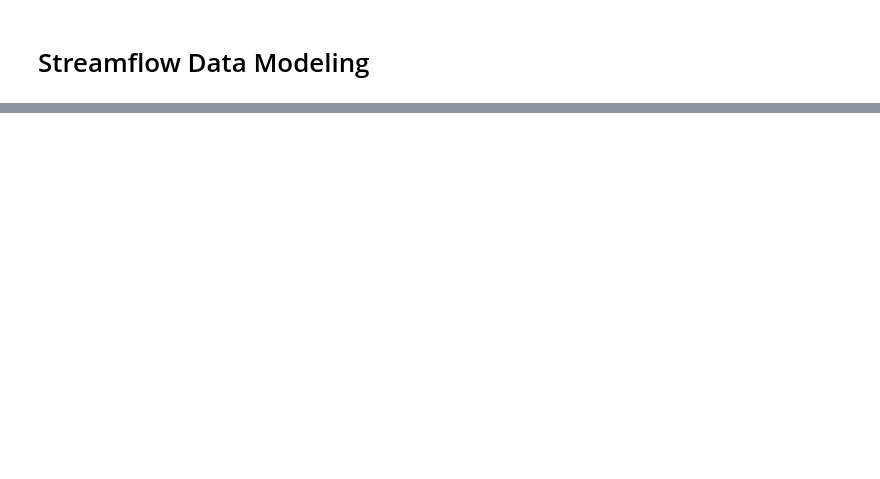
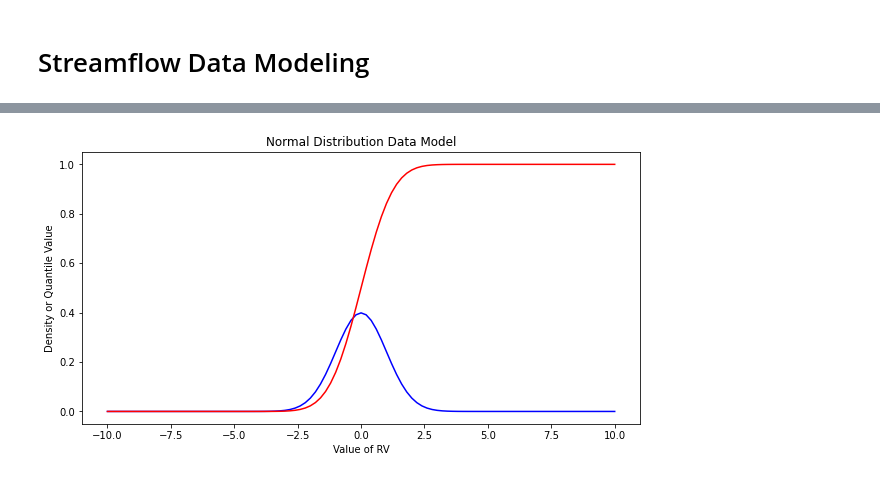
Before and after one commit to dustykat/ce-3354-webroot, a Jupyter notebook: ce3354book/_build/jupyter_execute/lessons/lesson05/lesson05.ipynb, the cells around one changed output, grey strips where cells are left out. Drawn from its saved outputs; the diff is of its cells as text; code cells hidden in the pictures; blank space fills up the shorter version.

```diff
--- a/ce3354book/_build/jupyter_execute/lessons/lesson05/lesson05.ipynb
+++ b/ce3354book/_build/jupyter_execute/lessons/lesson05/lesson05.ipynb
@@ -30,0 +177,47 @@ Recent updates to B17B in terms of software improvements and different handling
+# %%
+import math
+
+def normdensity(x,mu,sigma):
+    weight = 1.0 /(sigma * math.sqrt(2.0*math.pi))
+    argument = ((x - mu)**2)/(2.0*sigma**2)
+    normdensity = weight*math.exp(-1.0*argument)
+    return normdensity
+
+def normdist(x,mu,sigma):
+    argument = (x - mu)/(math.sqrt(2.0)*sigma)
+    normdist = (1.0 + math.erf(argument))/2.0
+    return normdist
+
+# Standard Normal
+
+mu = 0
+sigma = 1
+
+x = []
+ypdf = []
+ycdf = []
+
+xlow = -10
+xhigh = 10
+howMany = 100
+xstep = (xhigh - xlow)/howMany
+
+for i in range(0,howMany+1,1):
+    x.append(xlow + i*xstep)
+    yvalue = normdensity(xlow + i*xstep,mu,sigma)
+    ypdf.append(yvalue)
+    yvalue = normdist(xlow + i*xstep,mu,sigma)
+    ycdf.append(yvalue)
+
+import matplotlib.pyplot # the python plotting library
+myfigure = matplotlib.pyplot.figure(figsize = (10,5)) # generate a object from the figure class, set aspect ratio
+
+# Built the plot
+matplotlib.pyplot.plot(x, ypdf, color ='blue')
+matplotlib.pyplot.plot(x, ycdf, color ='red')
+matplotlib.pyplot.xlabel("Value of RV")
+matplotlib.pyplot.ylabel("Density or Quantile Value")
+matplotlib.pyplot.title("Normal Distribution Data Model")
+matplotlib.pyplot.show()
+# %% [output]
+[figure, added]
```
Also changed, not shown: parts of 65 cells of this notebook, 55 other files.
